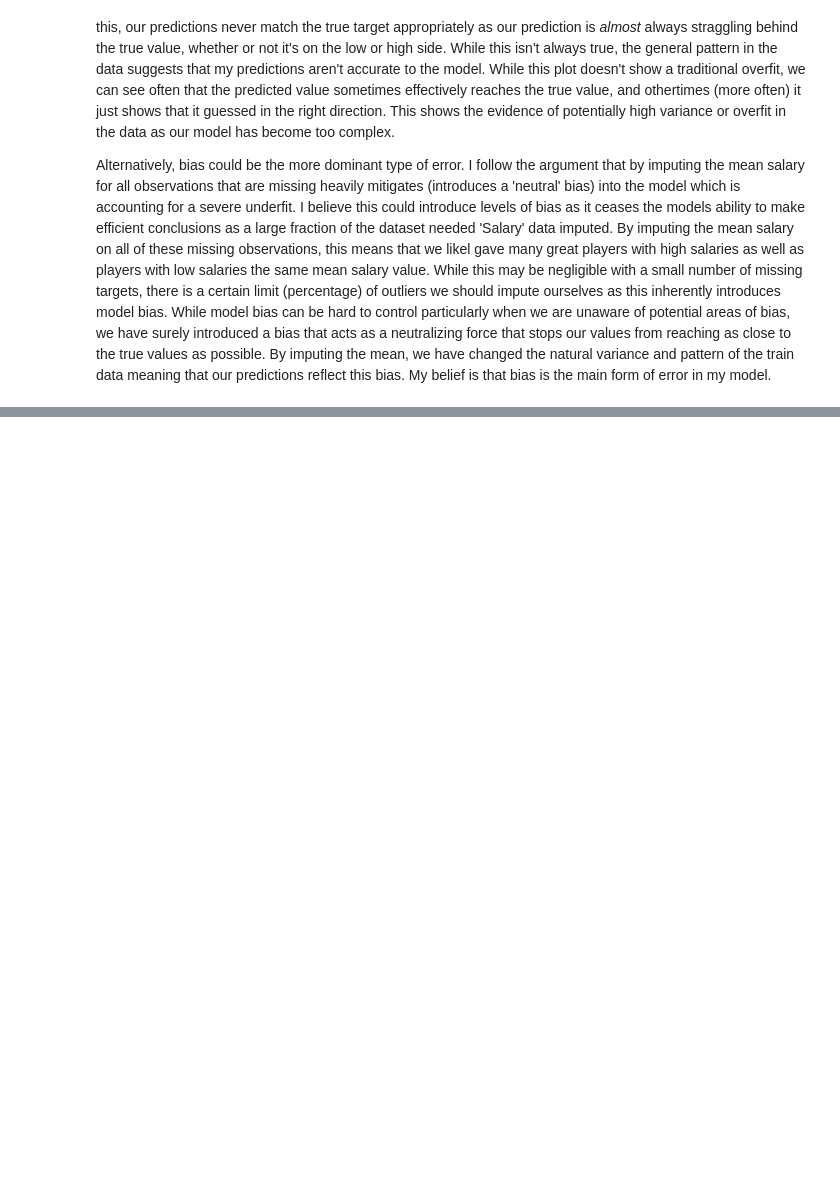
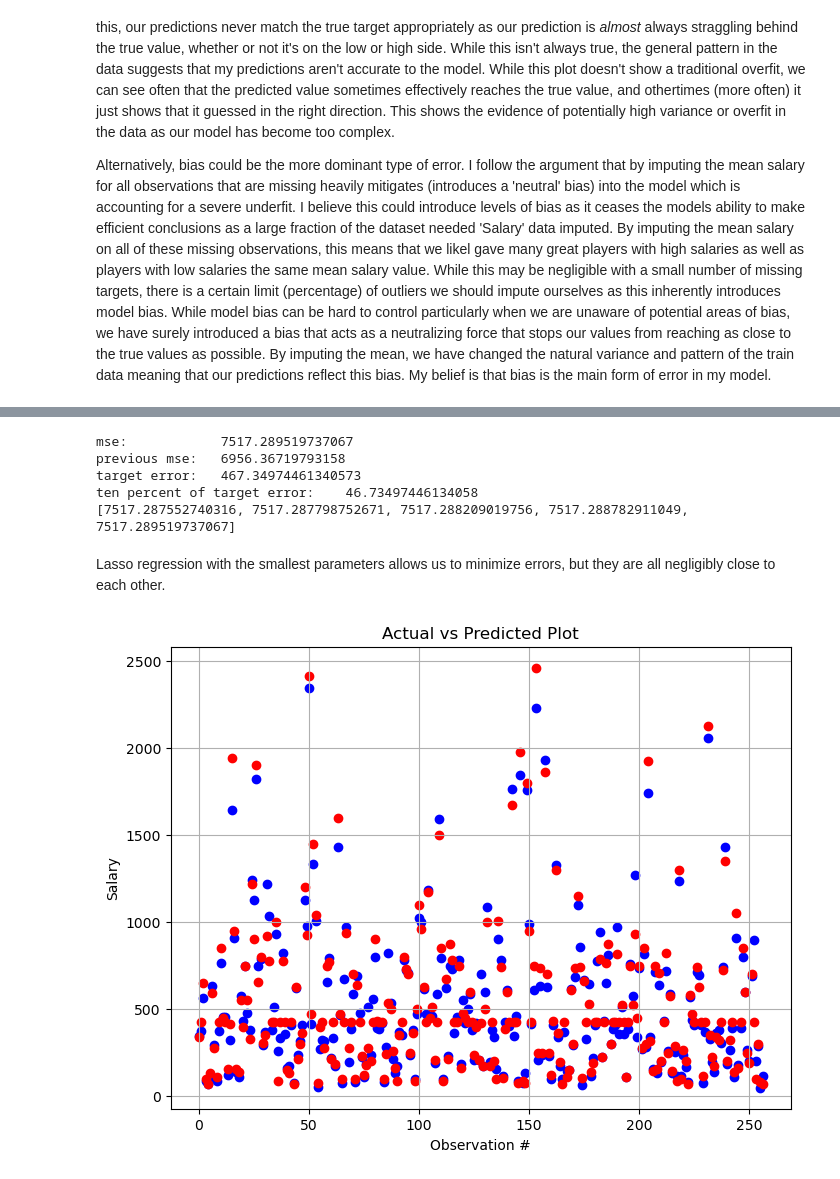
Before and after one commit to matthewpkearney/cs559_hw8, a Jupyter notebook: MatthewKearney_hw8.ipynb, the cells around one changed output, grey strips where cells are left out. Cells and saved outputs as stored; diff of their text form; code cells hidden in the pictures; blank space fills up the shorter version.

```diff
--- a/MatthewKearney_hw8.ipynb
+++ b/MatthewKearney_hw8.ipynb
@@ -321,0 +409,48 @@ Alternatively, bias could be the more dominant type of error. I follow the argum
+# %%
+from sklearn.linear_model import Lasso
+
+
+alpha = [0.1, 0.2, 0.3, 0.4, 0.5]  #
+mses = []
+
+for i in alpha:
+    # meta_learner_c = Ridge(alpha=i)
+    meta_learner_c = Lasso(alpha=i)
+
+    # apply model to the base learner predictions
+    meta_learner_c.fit(x_base_c, y_train_c)
+
+    learned_weights = meta_learner.coef_
+    index = np.argmax(np.abs(learned_weights))
+    highest_weight = learned_weights[index]
+
+    meta_pred_c = meta_learner_c.predict(x_base_c)
+    mse_c = err(y_train_c.tolist(), meta_pred_c)
+    mses.append(mse_c)
+
+
+print(f"mse: \t\t{mse_c}")
+print(f"previous mse: \t{mse}")
+print(f"target error: \t{target_error}")
+print(f"ten percent of target error: \t{0.1*target_error}")
+print(mses)
+# %% [output]
+mse:            7517.289519737067
+previous mse:   6956.36719793158
+target error:   467.34974461340573
+ten percent of target error:    46.73497446134058
+[7517.287552740316, 7517.287798752671, 7517.288209019756, 7517.288782911049, 7517.289519737067]
+# %% [markdown]
+Lasso regression with the smallest parameters allows us to minimize errors, but they are all negligibly close to each other.
+# %%
+plt.figure(figsize=(8, 6))
+plt.scatter(range(0, len(y_train_c)), meta_pred_c,  color='blue', label = 'predictions')
+plt.scatter(range(0, len(y_train_c)), y_train_c, color='red', label = 'train data target')
+
+plt.xlabel('Observation #')
+plt.ylabel('Salary')
+plt.title('Actual vs Predicted Plot')
+plt.grid(True)
+plt.show()
+# %% [output]
+[figure, added]
```
Also changed, not shown: parts of 28 cells of this notebook.
